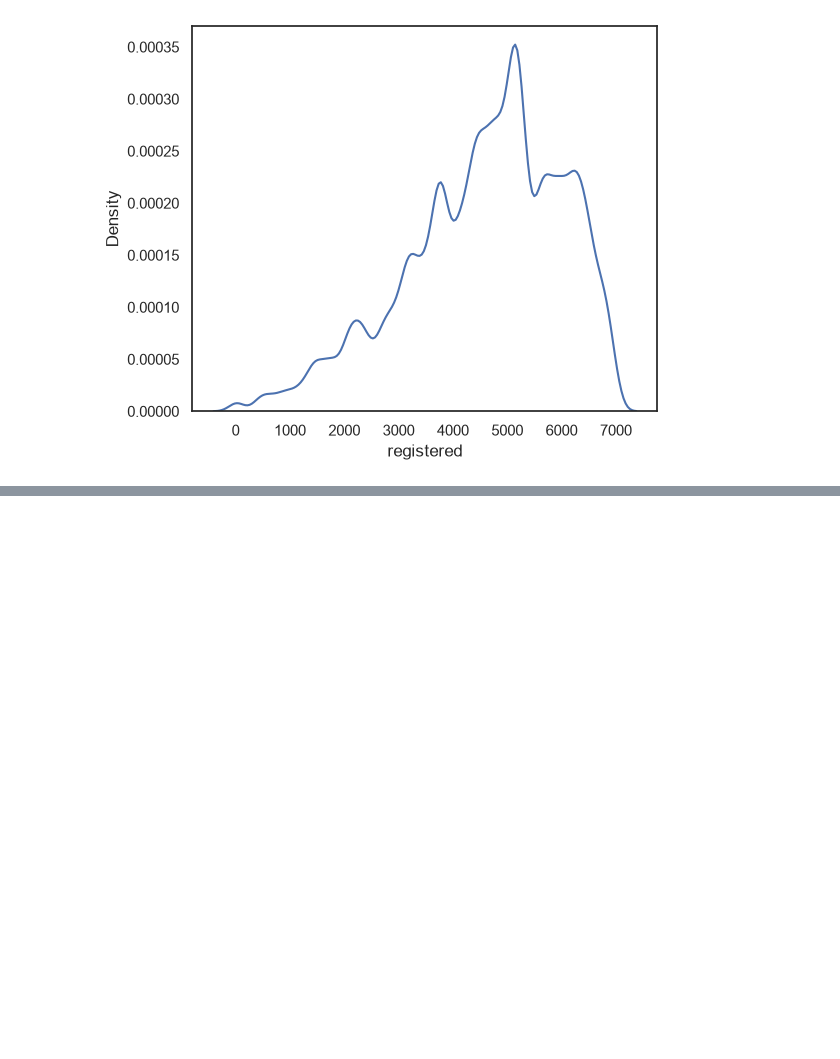
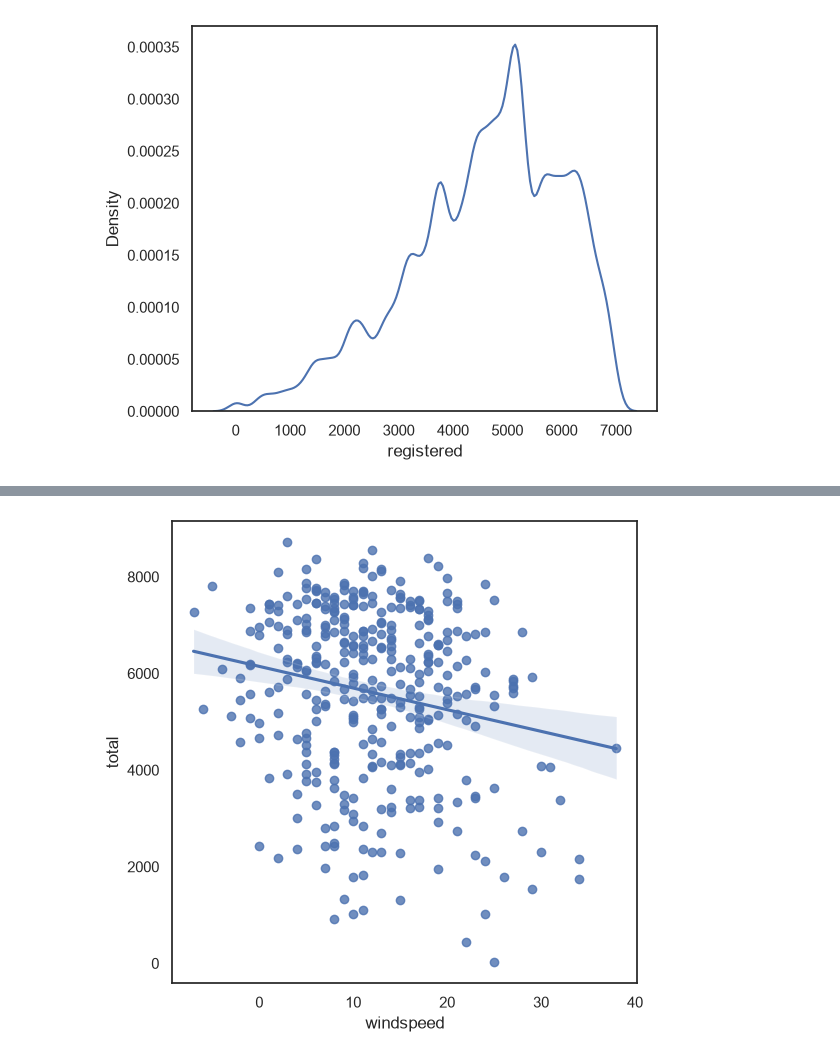
Before and after one commit to hyeonn31/Python_Study, a Jupyter notebook: 10. seaborn_Capital Bike Share.ipynb, the cells around one changed output, grey strips where cells are left out. Cells and saved outputs as stored; diff of their text form; code cells hidden in the pictures; blank space fills up the shorter version.

```diff
--- a/10. seaborn_Capital Bike Share.ipynb
+++ b/10. seaborn_Capital Bike Share.ipynb
@@ -375,0 +410,11 @@ sns.kdeplot(data=df, x='registered',bw_method=0.1)
+# %%
+# [풍속(windspeed) vs 대여 건수]
+# 이 그래프에서 보면
+#   - 선이 오른쪽 아래로 살짝 내려감 → 바람이 셀수록 대여가 조금 줄어듦 (상관계수 -0.19, 약한 음의 상관관계)
+#   - 점들이 선에서 위아래로 넓게 퍼져 있음 → 풍속만으로 대여 건수를 예측하기는 어려움
+#   - 풍속 20 이하에서는 평균 약 5,700~5,900건으로 비슷하다가, 20을 넘으면 약 4,700건으로 떨어짐
+#     → 바람이 '아주 셀 때'만 영향이 큼
+sns.regplot(data=df, x='windspeed', y='total')
+plt.show()
+# %% [output]
+[figure, added]
```
Also changed, not shown: parts of 9 cells of this notebook, 15 other files.
